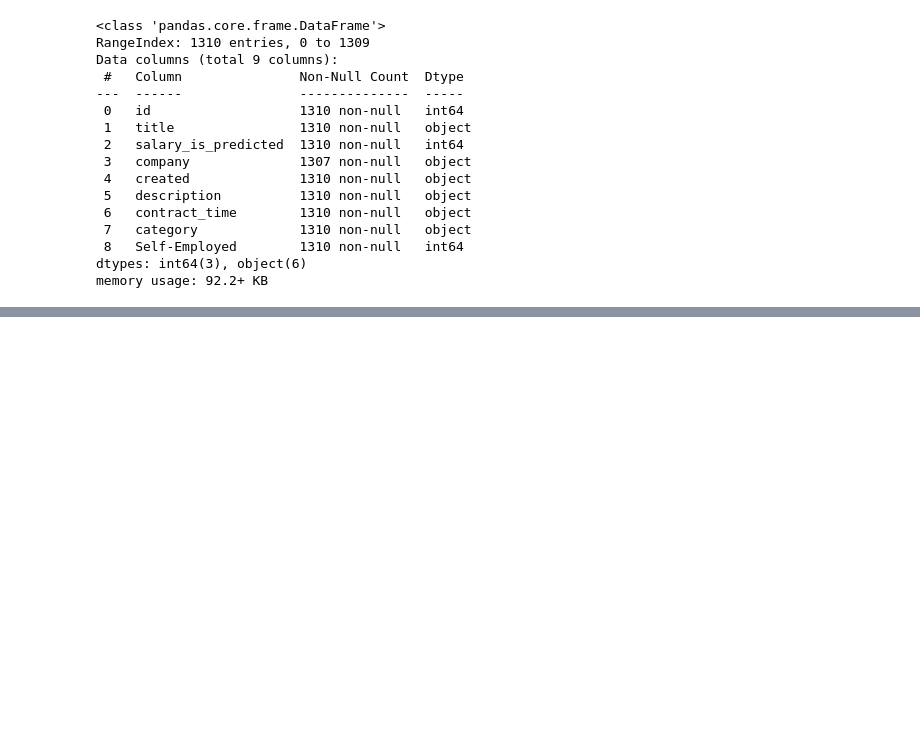
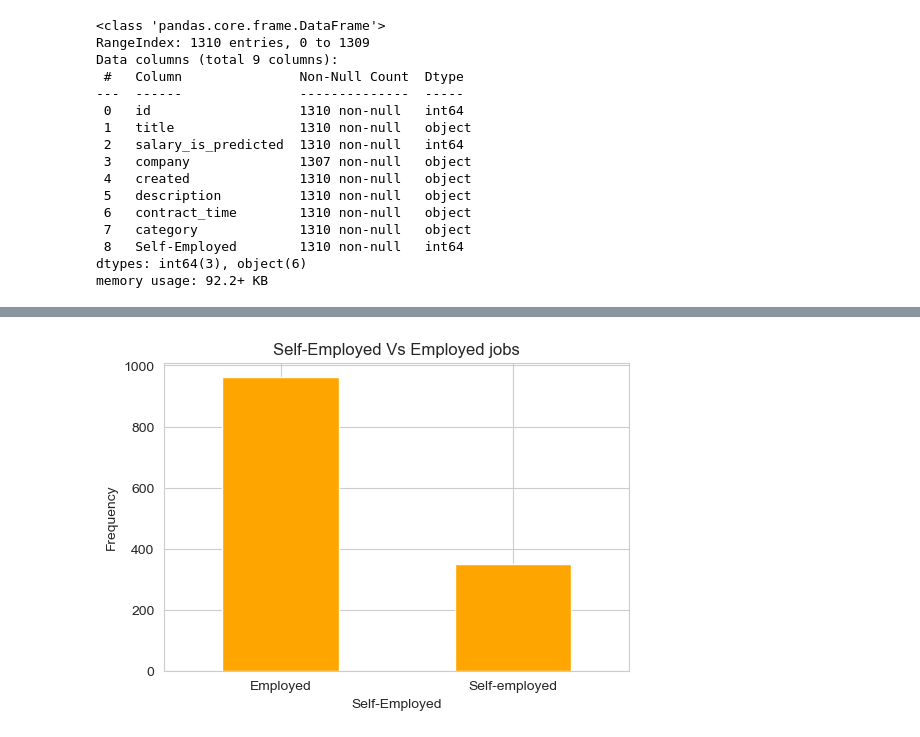
Before and after one commit to KitwanaSh/job_recommender, a Jupyter notebook: career_recommendation_system.ipynb, the cells around one changed output, grey strips where cells are left out. Cells and saved outputs as stored; diff of their text form; code cells hidden in the pictures; blank space fills up the shorter version.

```diff
--- a/career_recommendation_system.ipynb
+++ b/career_recommendation_system.ipynb
@@ -585,0 +617,11 @@ memory usage: 92.2+ KB
+# %%
+#  Self-employed vs employed jobs
+plt.figure(figsize=(6, 4))
+df["Self-Employed"].value_counts().plot(kind="bar", color="orange")
+plt.title("Self-Employed Vs Employed jobs")
+plt.xlabel("Self-Employed")
+plt.ylabel("Frequency")
+plt.xticks([0, 1], ["Employed", "Self-employed"], rotation=0)
+plt.show();
+# %% [output]
+[figure, added]
```
Also changed, not shown: parts of 21 cells of this notebook.
